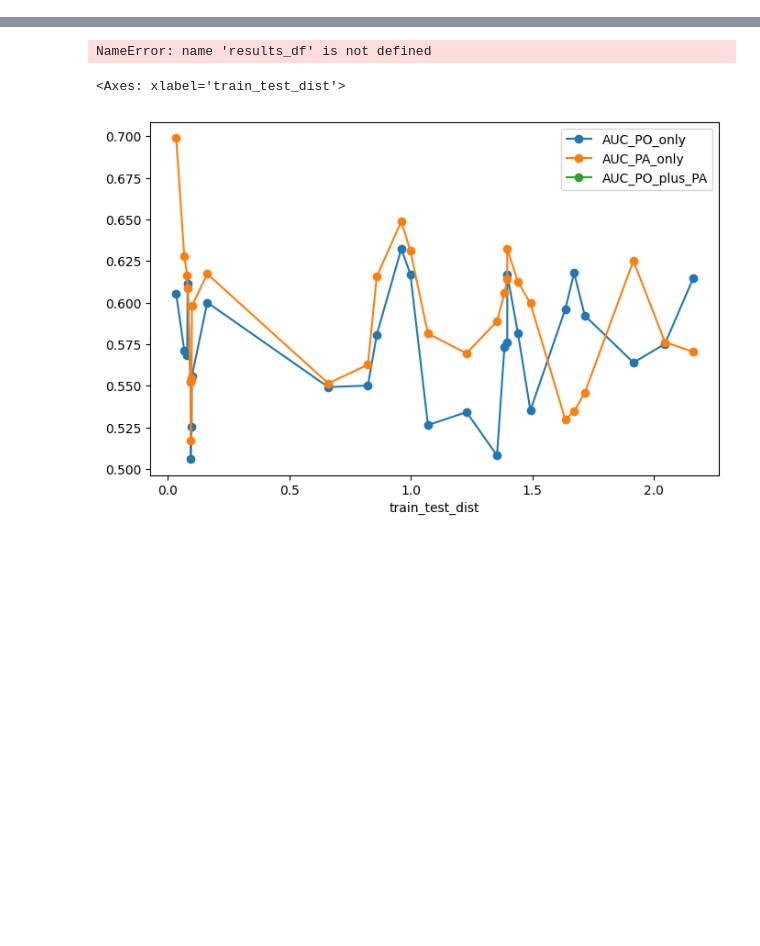
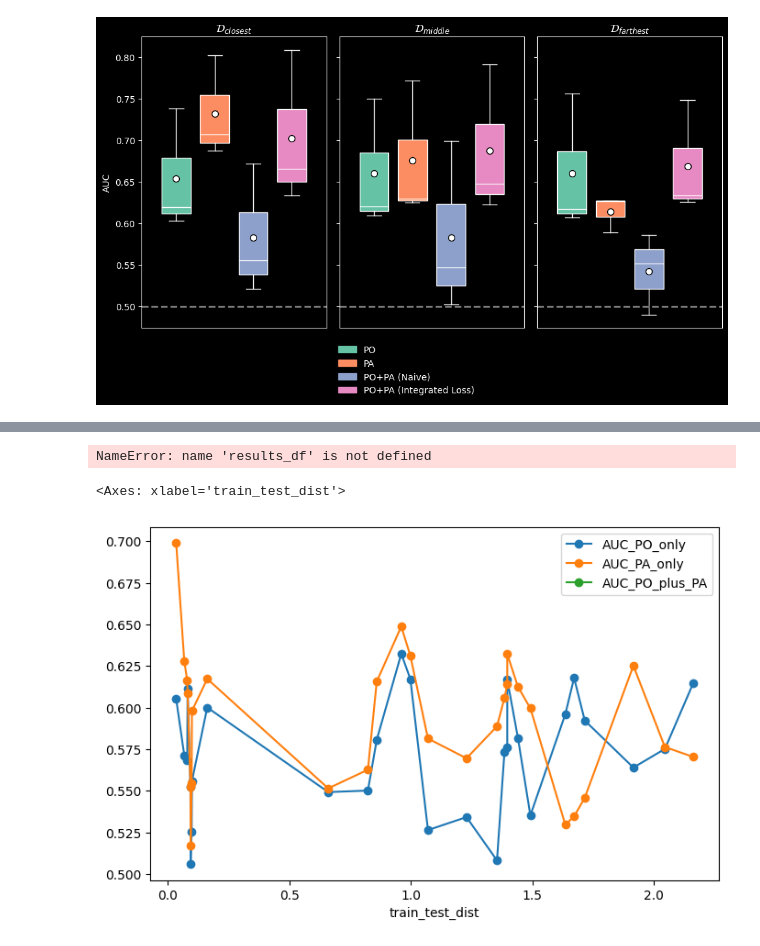
Before and after one commit to pabloubilla/data-integration-sdm, a Jupyter notebook: notebooks/05_dissimilarity_analysis.ipynb, the cells around one changed output, grey strips where cells are left out. Saved outputs shown, nothing was run; the diff lists cells and outputs as text; code cells hidden in the pictures; blank space fills up the shorter version.

```diff
--- a/notebooks/05_dissimilarity_analysis.ipynb
+++ b/notebooks/05_dissimilarity_analysis.ipynb
@@ -11,10 +11,10 @@ import numpy as np
 import matplotlib.pyplot as plt
 # %%
 
-results_df_detailed = pd.read_csv('output/integration_geoplant/partition_results_detailed_covariates.csv')
+results_df_detailed = pd.read_csv('partition_results_detailed_environmental_pres1.csv')
 # split_types = ['closest', 'middle', 'farthest']
 auc_cols   = ["AUC_PO_only", "AUC_PA_only", "AUC_PO_plus_PA",
-               "AUC_PO_plus_PA_ens", "AUC_PO_plus_PA_smooth", "AUC_PO_plus_PA_bias"]
+               "AUC_PO_plus_PA_ens", "AUC_PO_plus_PA_smooth", "AUC_PO_plus_PA_bias", "AUC_PO_plus_PA_integration"]
 # auc_cols_sp = [f'{c}_sp' for c in auc_cols]
 # results_df_detailed.groupby(['species', 'split_type'])[auc_cols_sp].mean().groupby('split_type').mean()
 # for split_type in split_types:
@@ -23,4 +23,6 @@ auc_cols   = ["AUC_PO_only", "AUC_PA_only", "AUC_PO_plus_PA",
 #         mean_auc = results_df_detailed[results_df_detailed['split_type'] == split_type][col].mean()
 #         std_auc = results_df_detailed[results_df_detailed['split_type'] == split_type][col].std()
 #         print(f"{col}: {mean_auc:.4f} ± {std_auc:.4f}")
+# %%
+results_df_detailed['test_id'] = results_df_detailed['split_id'] //2
 # %%
@@ -105,0 +56,76 @@ plt.show()
+# %%
+import matplotlib.pyplot as plt
+import matplotlib.patches as mpatches
+
+def plot_auc_boxplots(plot_data, auc_cols, split_types, positions, width,
+                      dark_mode=False, name_map=None):
+    name_map = name_map or {}
+    labels = [name_map.get(c, c) for c in auc_cols]
+    # colors = plt.cm.tab10.colors[:len(auc_cols)]
+    # use pastel tab
+    colors = plt.cm.Set2.colors[:len(auc_cols)]
+
+
+    # optional dark mode (minimal)
+    if dark_mode:
+        plt.style.use("dark_background")
+    else:
+        plt.style.use("default")
+
+    fig, axes = plt.subplots(1, len(split_types), figsize=(4*len(split_types), 5), sharey=True)
+
+    if len(split_types) == 1:
+        axes = [axes]
+
+    for ax, split in zip(axes, split_types):
+        data = plot_data[split]["data"]
+        means = plot_data[split]["means"]
+
+        bp = ax.boxplot(
+            data, positions=positions, widths=width,
+            patch_artist=True, showfliers=False,
+            medianprops=dict(color="black" if not dark_mode else "white"),
+
+        )
+        for patch, c in zip(bp["boxes"], colors):
+            patch.set_facecolor(c)
+
+        # mean markers (kept), but not in legend
+        ax.scatter(positions, means, s=50, marker="o",
+                   edgecolor="black", facecolor="white", zorder=3)
+
+        # ax.set_title(split)
+        ax.set_title(f'$\mathcal{{D}}_{{{split}}}$')
+        ax.set_xlim(positions.min() - 0.6, positions.max() + 0.6)
+        ax.set_xticks([])
+
+    axes[0].set_ylabel("AUC")
+
+    # add line at 0.5
+    for ax in axes:
+        ax.axhline(0.5, color="gray", linestyle="--", linewidth=2)
+
+    # legend on the left, no mean entry
+    handles = [mpatches.Patch(color=c, label=l) for c, l in zip(colors, labels)]
+    fig.legend(handles=handles, loc="center right", bbox_to_anchor=(0.5, -0.1), frameon=False)
+
+    plt.tight_layout(rect=(0, 0, 0.82, 1))  # leave room for right legend
+    plt.show()
+
+
+# --- Use it ---
+dark_mode = True
+
+# Optional: rename methods (keys are original auc_cols)
+name_map = {
+    "AUC_PO_only": "PO",
+    "AUC_PA_only": "PA",
+    "AUC_PO_plus_PA": "PO+PA (Naive)",
+    "AUC_PO_plus_PA_bias": "PO+PA\n(accounting bias)",
+    "AUC_PO_plus_PA_integration": "PO+PA (Integrated Loss)",
+}
+
+plot_auc_boxplots(plot_data, auc_cols, split_types, positions, width,
+                  dark_mode=dark_mode, name_map=name_map)
+# %% [output]
+[figure, added]
```
Also changed, not shown: parts of 3 cells of this notebook, 3 other files.
